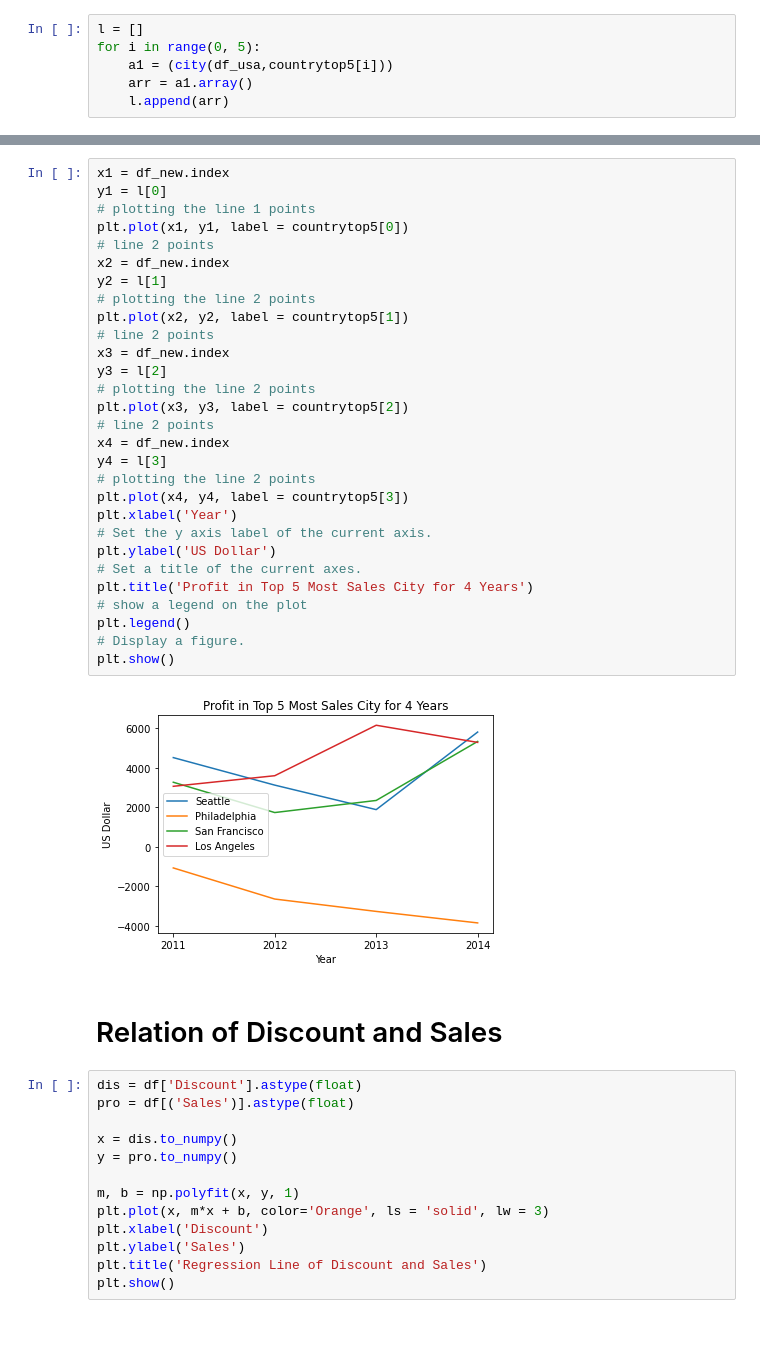
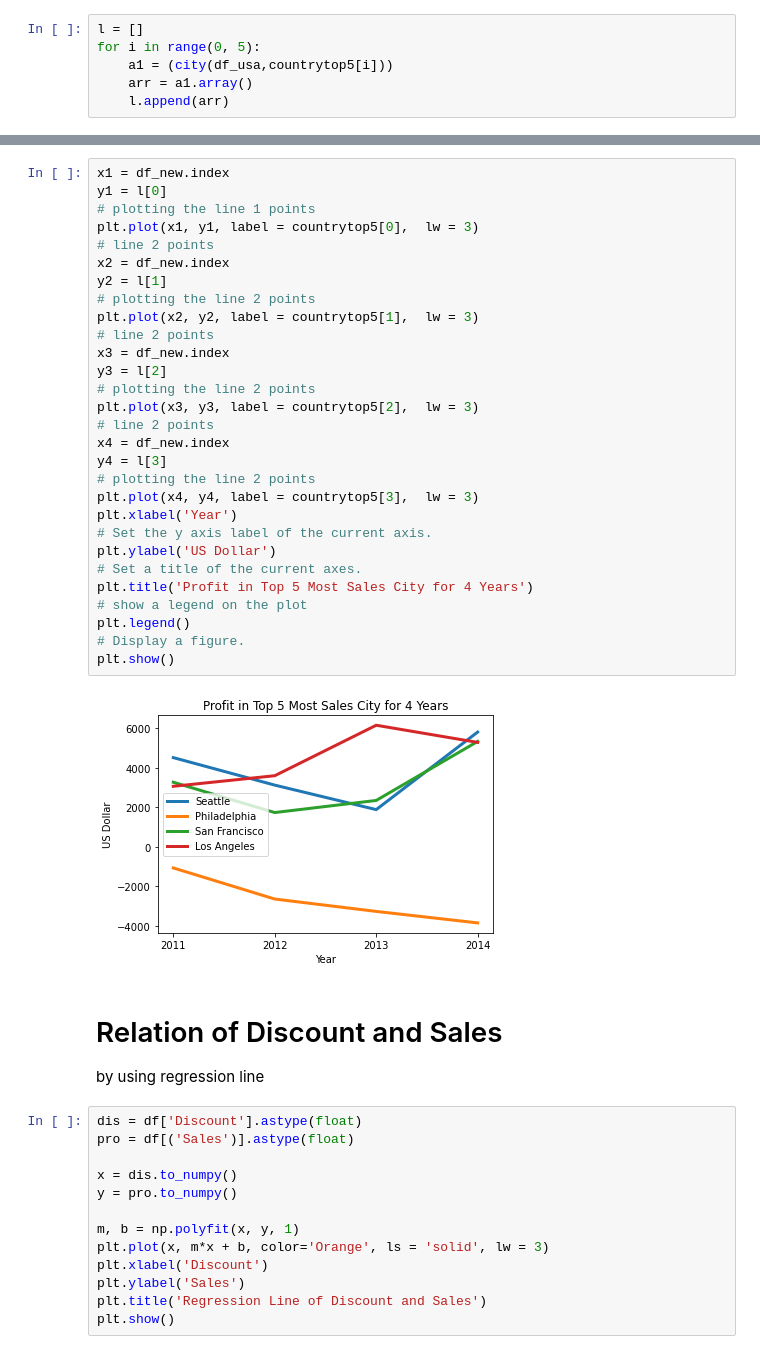
Before and after one commit to Joshfrederich/TechnoskillEZ, a Jupyter notebook: EZWIN.ipynb, the cells around one changed output, grey strips where cells are left out. Saved outputs shown, nothing was run; the diff lists cells and outputs as text.

```diff
--- a/EZWIN.ipynb
+++ b/EZWIN.ipynb
@@ -236,36 +218,38 @@ l
 # %%
 x1 = df_new.index
 y1 = l[0]
 # plotting the line 1 points
-plt.plot(x1, y1, label = countrytop5[0])
+plt.plot(x1, y1, label = countrytop5[0],  lw = 3)
 # line 2 points
 x2 = df_new.index
 y2 = l[1]
 # plotting the line 2 points
-plt.plot(x2, y2, label = countrytop5[1])
+plt.plot(x2, y2, label = countrytop5[1],  lw = 3)
 # line 2 points
 x3 = df_new.index
 y3 = l[2]
 # plotting the line 2 points
-plt.plot(x3, y3, label = countrytop5[2])
+plt.plot(x3, y3, label = countrytop5[2],  lw = 3)
 # line 2 points
 x4 = df_new.index
 y4 = l[3]
 # plotting the line 2 points
-plt.plot(x4, y4, label = countrytop5[3])
+plt.plot(x4, y4, label = countrytop5[3],  lw = 3)
 plt.xlabel('Year')
 # Set the y axis label of the current axis.
 plt.ylabel('US Dollar')
 # Set a title of the current axes.
 plt.title('Profit in Top 5 Most Sales City for 4 Years')
 # show a legend on the plot
 plt.legend()
 # Display a figure.
 plt.show()
 # %% [output]
-[figure, old version]
+[figure, new version]
 # %% [markdown]
 # Relation of Discount and Sales
+
+by using regression line
 # %%
 dis = df['Discount'].astype(float)
 pro = df[('Sales')].astype(float)
```
Also changed, not shown: parts of 18 cells of this notebook.
